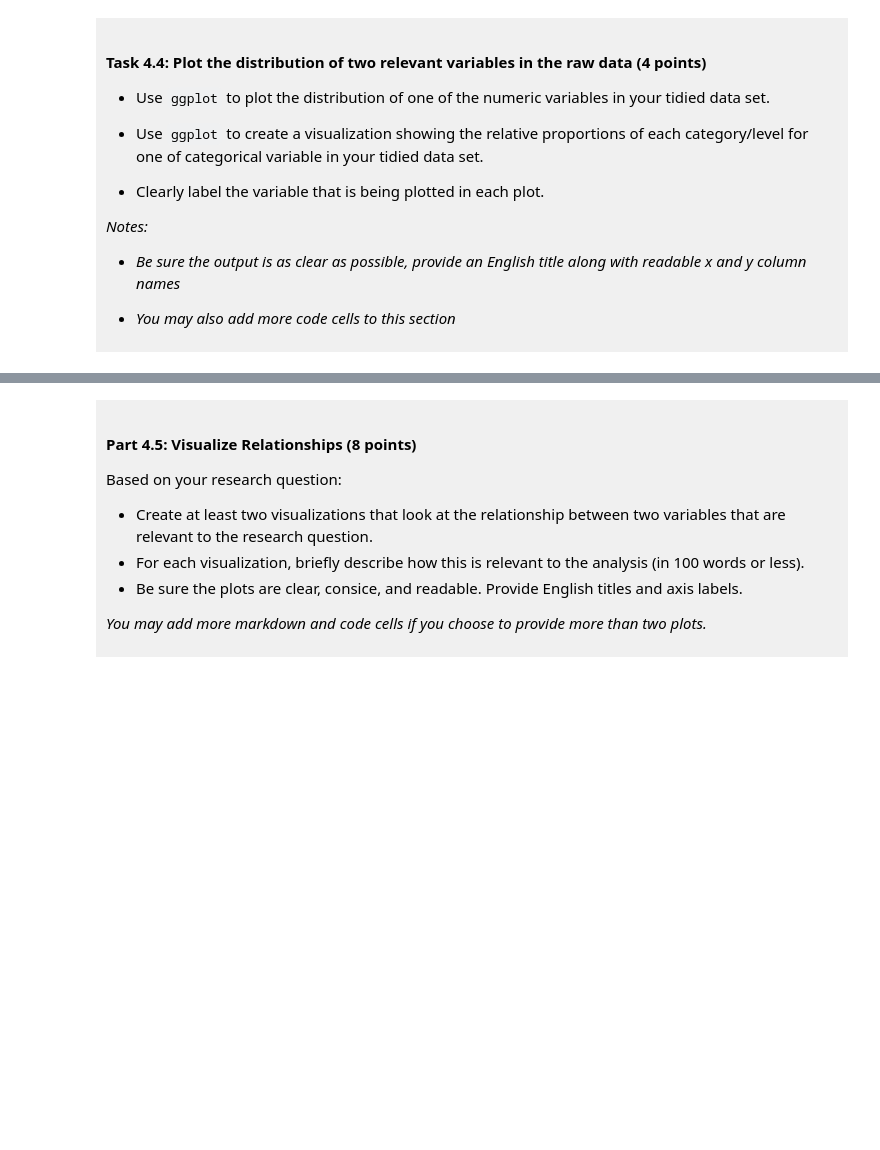
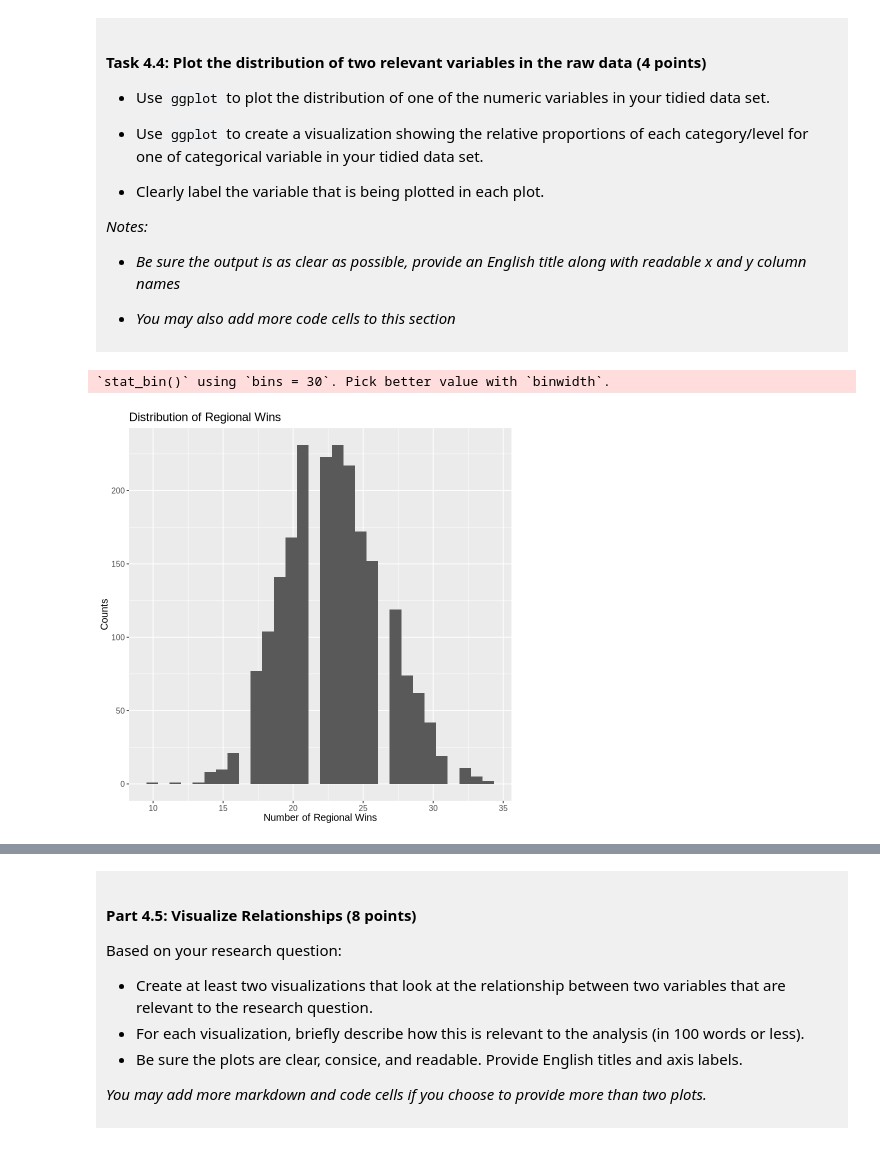
Before and after one commit to shreeyabasappa/dsci-100-project-shreeya-basappa, a Jupyter notebook: dsci-100-project-notebook.ipynb, the cells around one changed output, grey strips where cells are left out. Cells and saved outputs as stored; diff of their text form; code cells hidden in the pictures; blank space fills up the shorter version.

Commit message:
Checkpoint C: summarizing, distributions, visualizing relationships, analysis plan

```diff
--- a/dsci-100-project-notebook.ipynb
+++ b/dsci-100-project-notebook.ipynb
@@ -297,5 +343,14 @@ You will refine your research question (if needed) and produce a tidy data set.
 
 </div>
 # %%
-### EDIT THIS CODE CELL FOR PLOT 1 ###
+distribution_reg_wins <- tidy_mm_data |>
+        ggplot(aes(x=reg_wins)) +
+        geom_histogram() +
+        labs(x= "Number of Regional Wins", y= "Counts", title= "Distribution of Regional Wins") + # variable being plotted is the Number of Regional Wins
+        theme(text= element_text(size=12))
+
+distribution_reg_wins
+# %% [output]
+`stat_bin()` using `bins = 30`. Pick better value with `binwidth`.
+[figure, added]
 # %%
```
Also changed, not shown: parts of 10 cells of this notebook.
